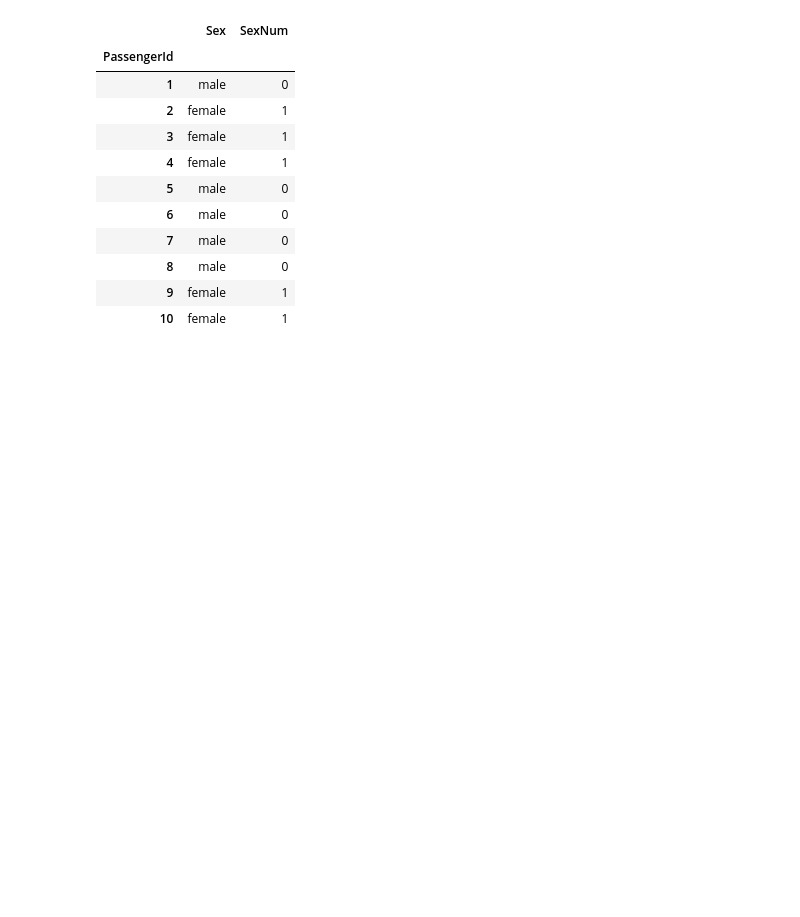
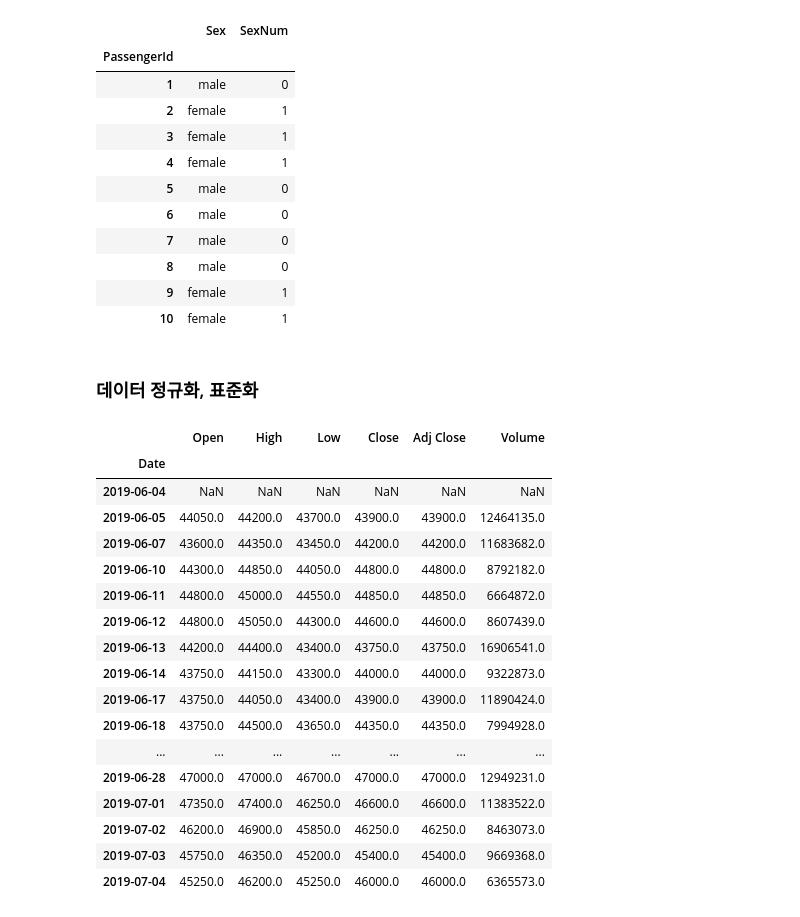
Before and after one commit to goebalgaebal/TIL, a Jupyter notebook: 빅데이터(딥러닝) 활용 AI 설계/딥러닝을 위한 빅데이터 기초/Python/code2/Day3_exercise.ipynb, the cells around one changed output. Saved outputs shown, nothing was run; the diff lists cells and outputs as text; code cells hidden in the pictures; blank space fills up the shorter version.

```diff
--- a/빅데이터(딥러닝) 활용 AI 설계/딥러닝을 위한 빅데이터 기초/Python/code2/Day3_exercise.ipynb
+++ b/빅데이터(딥러닝) 활용 AI 설계/딥러닝을 위한 빅데이터 기초/Python/code2/Day3_exercise.ipynb
@@ -162,3 +162,29 @@ titanic[["Sex", "SexNum"]].head(10)
 | 8 | male | 0 |
 | 9 | female | 1 |
 | 10 | female | 1 |
+# %% [markdown]
+### 데이터 정규화, 표준화
+# %%
+# 삼성전자 주식 2019-06-05 ~ 2019-07-04
+# 출처: finance.yahoo.com
+data = pd.read_csv("./res/samsung20190605_0705.csv", index_col="Date")
+data
+# %% [output]
+|  | Open | High | Low | Close | Adj Close | Volume |
+| Date |  |  |  |  |  |  |
+| 2019-06-04 | NaN | NaN | NaN | NaN | NaN | NaN |
+| 2019-06-05 | 44050.0 | 44200.0 | 43700.0 | 43900.0 | 43900.0 | 12464135.0 |
+| 2019-06-07 | 43600.0 | 44350.0 | 43450.0 | 44200.0 | 44200.0 | 11683682.0 |
+| 2019-06-10 | 44300.0 | 44850.0 | 44050.0 | 44800.0 | 44800.0 | 8792182.0 |
+| 2019-06-11 | 44800.0 | 45000.0 | 44550.0 | 44850.0 | 44850.0 | 6664872.0 |
+| 2019-06-12 | 44800.0 | 45050.0 | 44300.0 | 44600.0 | 44600.0 | 8607439.0 |
+| 2019-06-13 | 44200.0 | 44400.0 | 43400.0 | 43750.0 | 43750.0 | 16906541.0 |
+| 2019-06-14 | 43750.0 | 44150.0 | 43300.0 | 44000.0 | 44000.0 | 9322873.0 |
+| 2019-06-17 | 43750.0 | 44050.0 | 43400.0 | 43900.0 | 43900.0 | 11890424.0 |
+| 2019-06-18 | 43750.0 | 44500.0 | 43650.0 | 44350.0 | 44350.0 | 7994928.0 |
+| ... | ... | ... | ... | ... | ... | ... |
+| 2019-06-28 | 47000.0 | 47000.0 | 46700.0 | 47000.0 | 47000.0 | 12949231.0 |
+| 2019-07-01 | 47350.0 | 47400.0 | 46250.0 | 46600.0 | 46600.0 | 11383522.0 |
+| 2019-07-02 | 46200.0 | 46900.0 | 45850.0 | 46250.0 | 46250.0 | 8463073.0 |
+| 2019-07-03 | 45750.0 | 46350.0 | 45200.0 | 45400.0 | 45400.0 | 9669368.0 |
+| 2019-07-04 | 45250.0 | 46200.0 | 45250.0 | 46000.0 | 46000.0 | 6365573.0 |
```
Also changed, not shown: parts of 8 cells of this notebook.
